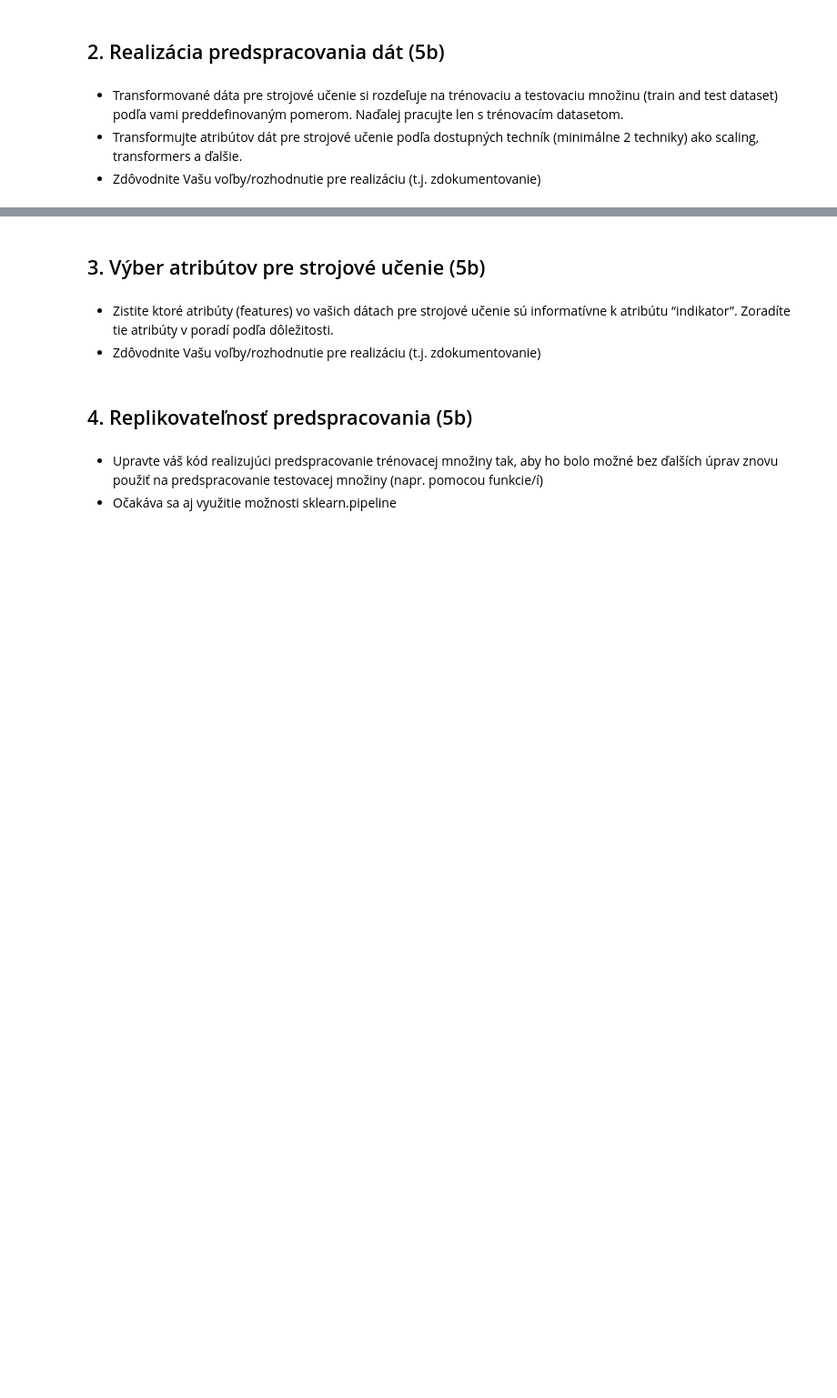
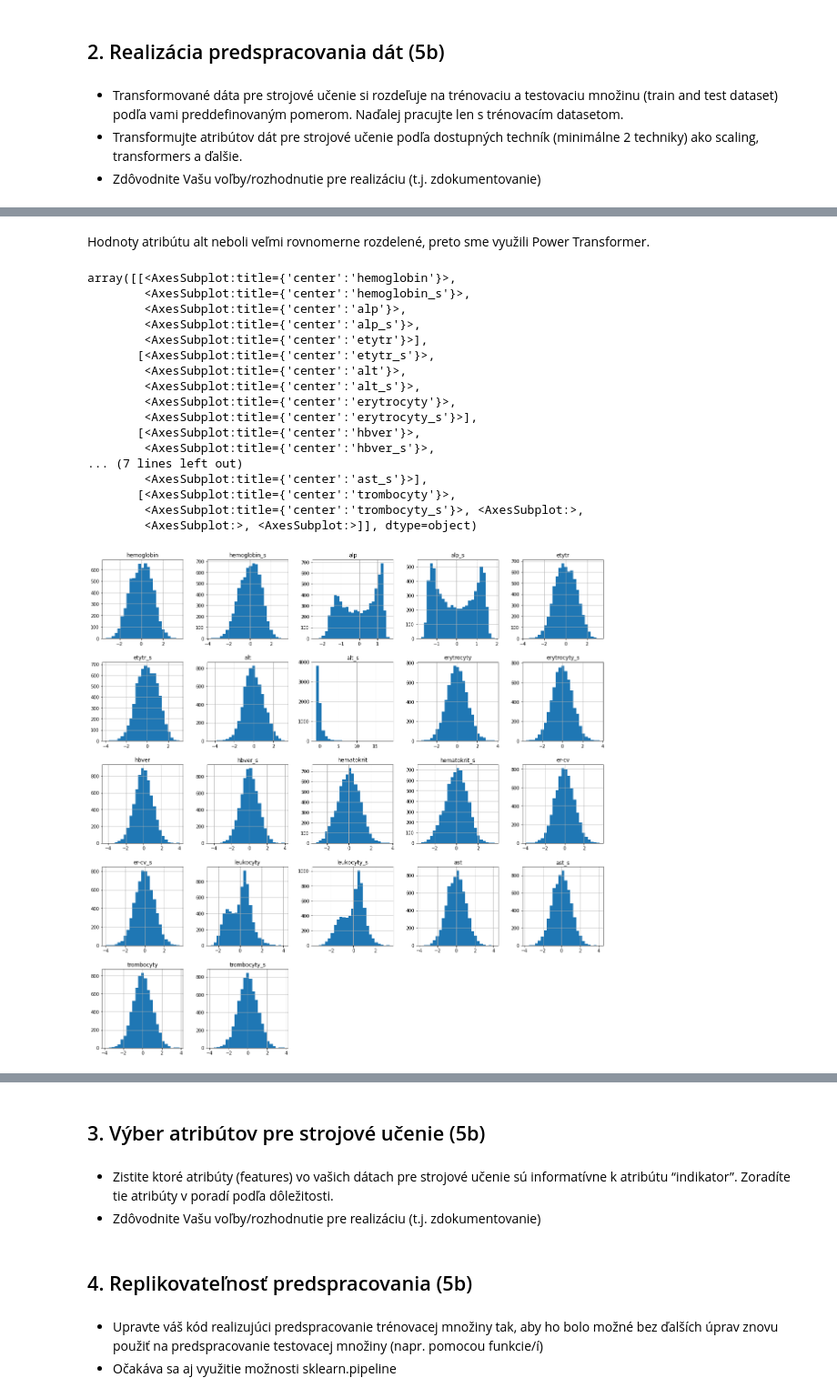
Before and after one commit to psmrecek/IAU-Projekt-ZS2021, a Jupyter notebook: Fáza 2 - Langová.ipynb, the cells around one changed output, grey strips where cells are left out. Shown at 91% size. Saved outputs shown, nothing was run; the diff lists cells and outputs as text; code cells hidden in the pictures; blank space fills up the shorter version.

```diff
--- a/Fáza 2 - Langová.ipynb
+++ b/Fáza 2 - Langová.ipynb
@@ -57,0 +161,39 @@ Transformujte dáta na vhodný formát pre strojové učenie t.j. jedno pozorova
+# %% [markdown]
+Hodnoty atribútu alt neboli veľmi rovnomerne rozdelené, preto sme využili Power Transformer.
+# %%
+from sklearn.preprocessing import  StandardScaler, QuantileTransformer
+from pandas import DataFrame
+
+power = PowerTransformer(method='yeo-johnson', standardize=True)
+sscaler = StandardScaler()
+
+trans = DataFrame()
+for column in ['hemoglobin', 'alp', 'etytr', 'alt', 'erytrocyty', 'hbver', 'hematokrit', 'er-cv', 'leukocyty', 'ast', 'trombocyty']:
+    # train['alp'].fillna(0, inplace=True)
+    powered = power.fit_transform(train[[column]])
+    trans[column] = DataFrame(powered)
+    trans[f'{column}_s'] = DataFrame(sscaler.fit_transform(train[[column]]) )
+    # pyplot.hist(powered, bins=25)
+    # sscaled = sscaler.fit_transform(train[[column]])
+    # pyplot.hist(sscaled, bins=25)
+
+trans.hist(bins=25, figsize=(20,20))
+# %% [output]
+array([[<AxesSubplot:title={'center':'hemoglobin'}>,
+        <AxesSubplot:title={'center':'hemoglobin_s'}>,
+        <AxesSubplot:title={'center':'alp'}>,
+        <AxesSubplot:title={'center':'alp_s'}>,
+        <AxesSubplot:title={'center':'etytr'}>],
+       [<AxesSubplot:title={'center':'etytr_s'}>,
+        <AxesSubplot:title={'center':'alt'}>,
+        <AxesSubplot:title={'center':'alt_s'}>,
+        <AxesSubplot:title={'center':'erytrocyty'}>,
+        <AxesSubplot:title={'center':'erytrocyty_s'}>],
+       [<AxesSubplot:title={'center':'hbver'}>,
+        <AxesSubplot:title={'center':'hbver_s'}>,
+... (7 lines left out)
+        <AxesSubplot:title={'center':'ast_s'}>],
+       [<AxesSubplot:title={'center':'trombocyty'}>,
+        <AxesSubplot:title={'center':'trombocyty_s'}>, <AxesSubplot:>,
+        <AxesSubplot:>, <AxesSubplot:>]], dtype=object)
+[figure, added]
```
Also changed, not shown: parts of 31 cells of this notebook, 1 other file.
